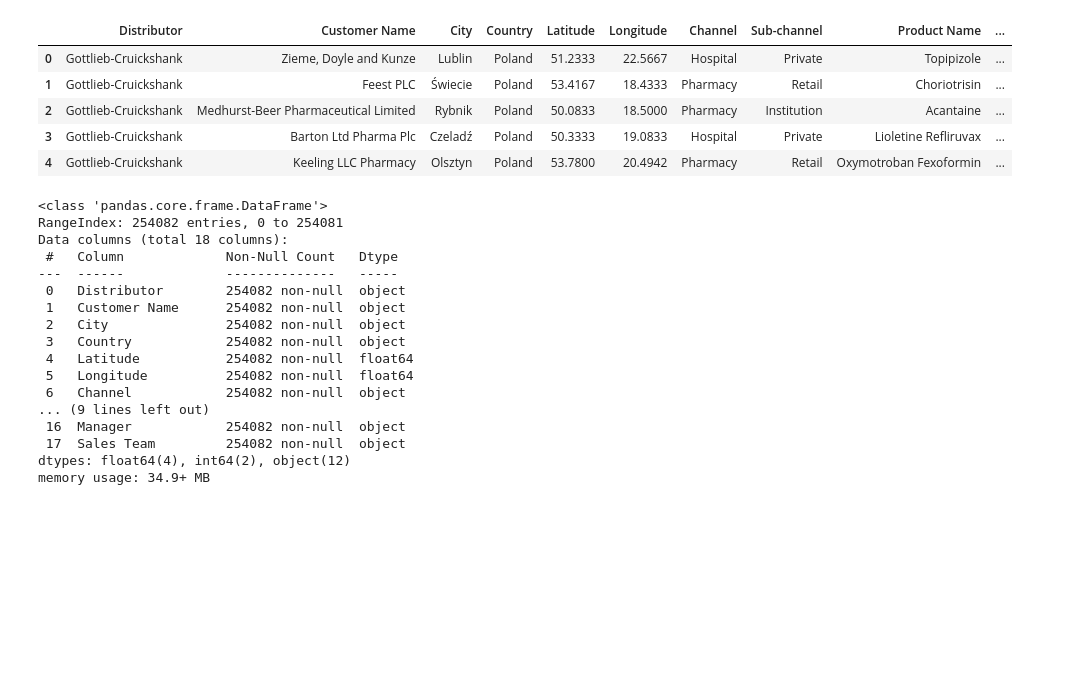
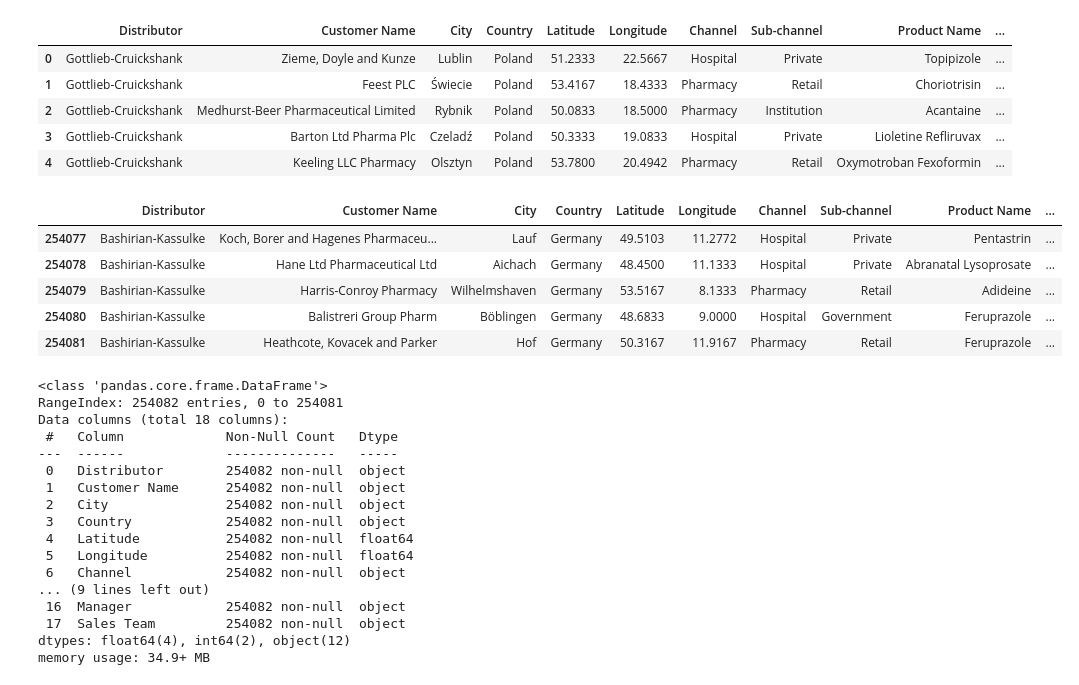
Before and after one commit to Ayanab01/PowerBI-Projects, a Jupyter notebook: Pharma Proj 2/Pharma Project 2 EDA.ipynb, the cells around one changed output. Cells and saved outputs as stored; diff of their text form; code cells hidden in the pictures; blank space fills up the shorter version.

```diff
--- a/Pharma Proj 2/Pharma Project 2 EDA.ipynb
+++ b/Pharma Proj 2/Pharma Project 2 EDA.ipynb
@@ -15,6 +15,15 @@ Pharm2_df.head()
 | 2 | Gottlieb-Cruickshank | Medhurst-Beer Pharmaceutical Limited | Rybnik | Poland | 50.0833 | 18.5000 | Pharmacy | Institution | Acantaine | ... |
 | 3 | Gottlieb-Cruickshank | Barton Ltd Pharma Plc | Czeladź | Poland | 50.3333 | 19.0833 | Hospital | Private | Lioletine Refliruvax | ... |
 | 4 | Gottlieb-Cruickshank | Keeling LLC Pharmacy | Olsztyn | Poland | 53.7800 | 20.4942 | Pharmacy | Retail | Oxymotroban Fexoformin | ... |
+# %%
+Pharm2_df.tail()
+# %% [output]
+|  | Distributor | Customer Name | City | Country | Latitude | Longitude | Channel | Sub-channel | Product Name | ... |
+| 254077 | Bashirian-Kassulke | Koch, Borer and Hagenes Pharmaceu... | Lauf | Germany | 49.5103 | 11.2772 | Hospital | Private | Pentastrin | ... |
+| 254078 | Bashirian-Kassulke | Hane Ltd Pharmaceutical Ltd | Aichach | Germany | 48.4500 | 11.1333 | Hospital | Private | Abranatal Lysoprosate | ... |
+| 254079 | Bashirian-Kassulke | Harris-Conroy Pharmacy | Wilhelmshaven | Germany | 53.5167 | 8.1333 | Pharmacy | Retail | Adideine | ... |
+| 254080 | Bashirian-Kassulke | Balistreri Group Pharm | Böblingen | Germany | 48.6833 | 9.0000 | Hospital | Government | Feruprazole | ... |
+| 254081 | Bashirian-Kassulke | Heathcote, Kovacek and Parker | Hof | Germany | 50.3167 | 11.9167 | Pharmacy | Retail | Feruprazole | ... |
 # %%
 Pharm2_df.info()
 # %% [output]
```
Also changed, not shown: parts of 1 cell of this notebook, 1 other file.
